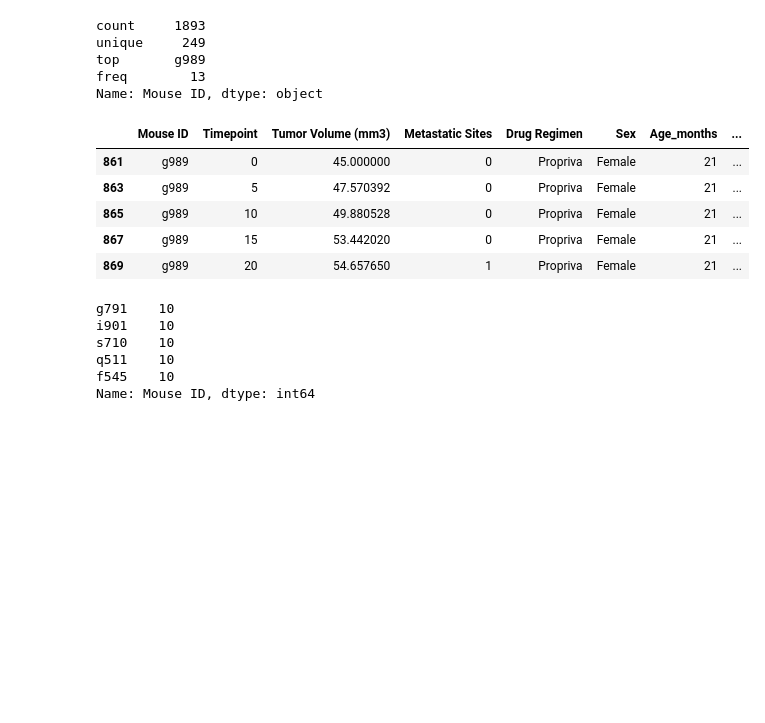
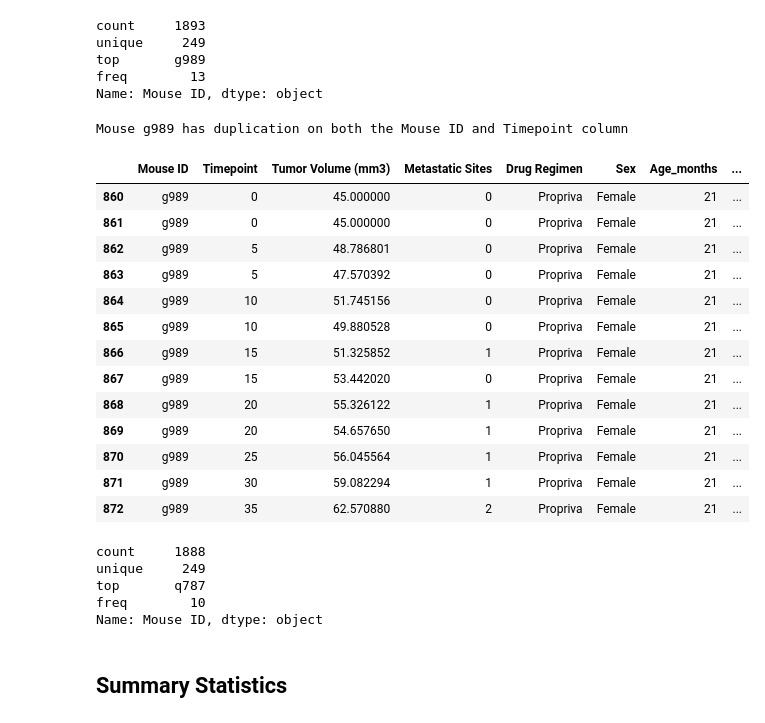
Before and after one commit to inkosi-codes/pyplot-challenge, a Jupyter notebook: pymaceutical_main.ipynb, the cells around one changed output. Cells and saved outputs as stored; diff of their text form; code cells hidden in the pictures; blank space fills up the shorter version.

```diff
--- a/pymaceutical_main.ipynb
+++ b/pymaceutical_main.ipynb
@@ -54,25 +44,37 @@ freq        13
 Name: Mouse ID, dtype: object
 # %%
 # Getting the duplicate mice by ID number that shows up for Mouse ID and Timepoint.
+duplicated_mouse = combine_resultset.loc[combine_resultset.duplicated(subset=['Mouse ID','Timepoint'])== True, 'Mouse ID'].unique()
 # Get all the data for the duplicate mouse ID.
-combine_resultset.loc[combine_resultset.duplicated(subset=['Mouse ID','Timepoint'])== True]
+print(f'Mouse {duplicated_mouse[0]} has duplication on both the Mouse ID and Timepoint column')
+combine_resultset.loc[combine_resultset['Mouse ID'] == duplicated_mouse[0]]
 # %% [output]
+Mouse g989 has duplication on both the Mouse ID and Timepoint column
 |  | Mouse ID | Timepoint | Tumor Volume (mm3) | Metastatic Sites | Drug Regimen | Sex | Age_months | ... |
+| 860 | g989 | 0 | 45.000000 | 0 | Propriva | Female | 21 | ... |
 | 861 | g989 | 0 | 45.000000 | 0 | Propriva | Female | 21 | ... |
+| 862 | g989 | 5 | 48.786801 | 0 | Propriva | Female | 21 | ... |
 | 863 | g989 | 5 | 47.570392 | 0 | Propriva | Female | 21 | ... |
+| 864 | g989 | 10 | 51.745156 | 0 | Propriva | Female | 21 | ... |
 | 865 | g989 | 10 | 49.880528 | 0 | Propriva | Female | 21 | ... |
+| 866 | g989 | 15 | 51.325852 | 1 | Propriva | Female | 21 | ... |
 | 867 | g989 | 15 | 53.442020 | 0 | Propriva | Female | 21 | ... |
+| 868 | g989 | 20 | 55.326122 | 1 | Propriva | Female | 21 | ... |
 | 869 | g989 | 20 | 54.657650 | 1 | Propriva | Female | 21 | ... |
+| 870 | g989 | 25 | 56.045564 | 1 | Propriva | Female | 21 | ... |
+| 871 | g989 | 30 | 59.082294 | 1 | Propriva | Female | 21 | ... |
+| 872 | g989 | 35 | 62.570880 | 2 | Propriva | Female | 21 | ... |
 # %%
 # Create a clean DataFrame by dropping the duplicate mouse by its ID.
-combine_resultset = combine_resultset.set_index('Mouse ID').drop(labels='g989').reset_index()
+clean_combine_resultset = combine_resultset.drop_duplicates(subset=['Mouse ID','Timepoint'], keep='last')
-# %% [output]
-g791    10
-i901    10
-s710    10
-q511    10
-f545    10
-Name: Mouse ID, dtype: int64
 # %%
 # Checking the number of mice in the clean DataFrame.
-combine_resultset['Mouse ID'].value_counts().head()
+clean_combine_resultset['Mouse ID'].describe()
+# %% [output]
+count     1888
+unique     249
+top       q787
+freq        10
+Name: Mouse ID, dtype: object
+# %% [markdown]
+## Summary Statistics
```
Also changed, not shown: parts of 18 cells of this notebook.
